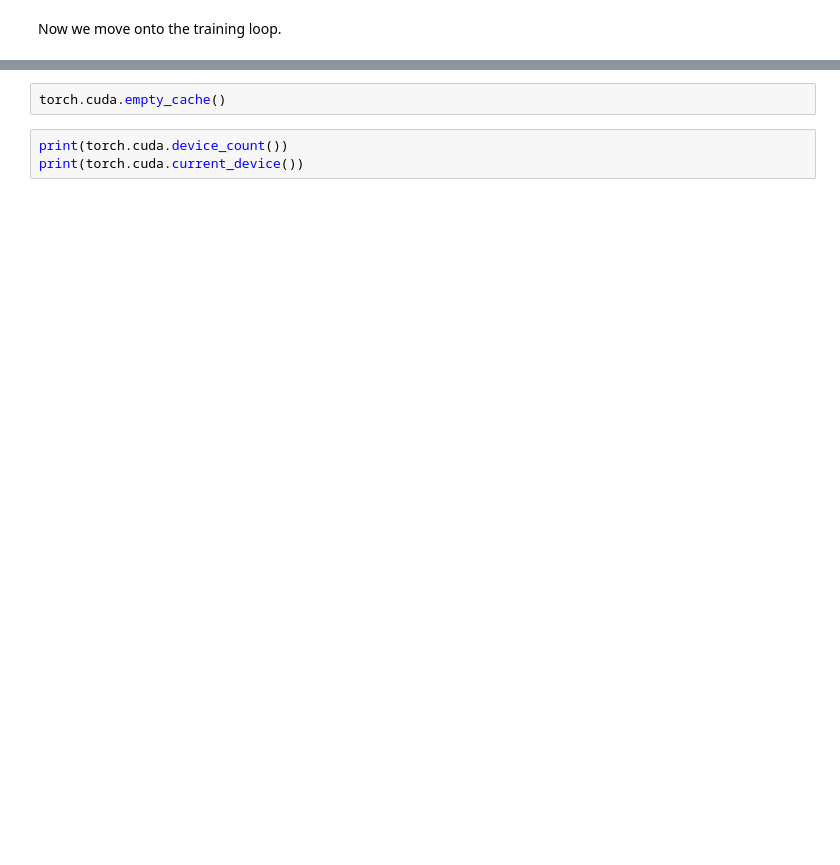
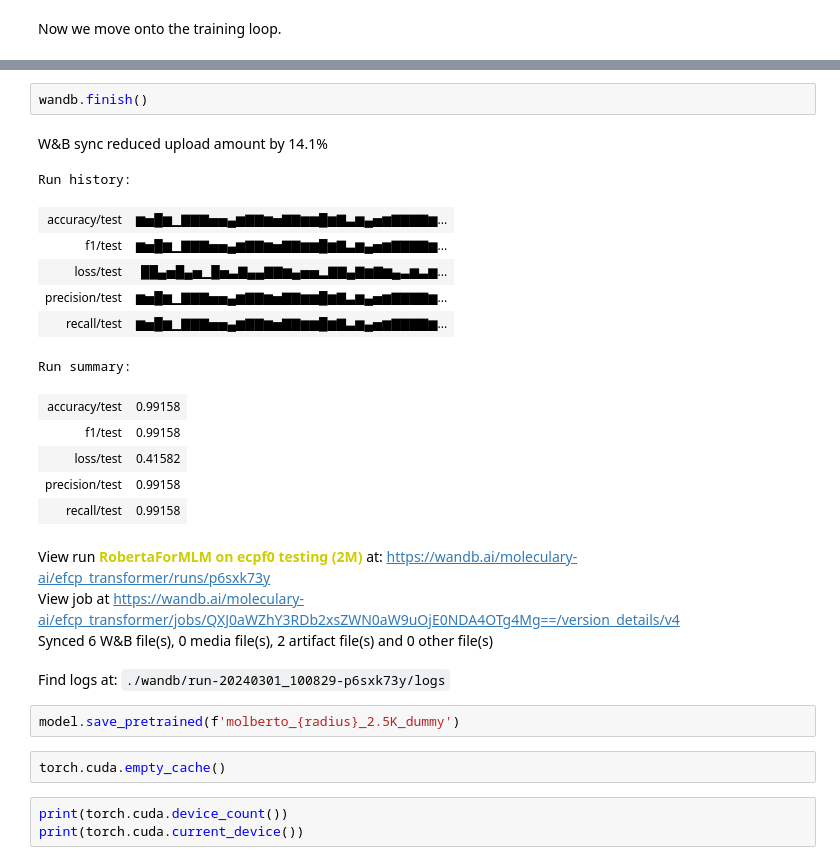
Before and after one commit to OrlovAlexey/Transformers-for-Molecules, a Jupyter notebook: 01_training.ipynb, the cells around one changed output, grey strips where cells are left out. Saved outputs shown, nothing was run; the diff lists cells and outputs as text; blank space fills up the shorter version.

```diff
--- a/01_training.ipynb
+++ b/01_training.ipynb
@@ -275,3 +356,25 @@ model.save_pretrained(model_name)
+# %%
+wandb.finish()
+# %% [output]
+W&B sync reduced upload amount by 14.1%
+Run history:
+| accuracy/test | ▆▅█▆▁▇▇▇▅▅▄▆▇▇▆▅▇▇▆▆█▆▇▃▆▄▅▆▇▇▇▇▆... |
+| f1/test | ▆▅█▆▁▇▇▇▅▅▄▆▇▇▆▅▇▇▆▆█▆▇▃▆▄▅▆▇▇▇▇▆... |
+| loss/test | ██▄▅█▄▅▁█▅▃▇▄▄▇▇▆▄▅▅▂▇▇▄▇▆▇▆▄▃▆▃▆... |
+| precision/test | ▆▅█▆▁▇▇▇▅▅▄▆▇▇▆▅▇▇▆▆█▆▇▃▆▄▅▆▇▇▇▇▆... |
+| recall/test | ▆▅█▆▁▇▇▇▅▅▄▆▇▇▆▅▇▇▆▆█▆▇▃▆▄▅▆▇▇▇▇▆... |
+Run summary:
+| accuracy/test | 0.99158 |
+| f1/test | 0.99158 |
+| loss/test | 0.41582 |
+| precision/test | 0.99158 |
+| recall/test | 0.99158 |
+View run RobertaForMLM on ecpf0 testing (2M) at: https://wandb.ai/moleculary-ai/efcp_transformer/runs/p6sxk73y
+View job at https://wandb.ai/moleculary-ai/efcp_transformer/jobs/QXJ0aWZhY3RDb2xsZWN0aW9uOjE0NDA4OTg4Mg==/version_details/v4
+Synced 6 W&B file(s), 0 media file(s), 2 artifact file(s) and 0 other file(s)
+Find logs at: ./wandb/run-20240301_100829-p6sxk73y/logs
+# %%
+model.save_pretrained(f'molberto_{radius}_2.5K_dummy')
 # %%
 torch.cuda.empty_cache()
 # %%
```
Also changed, not shown: parts of 34 cells of this notebook, 16 other files.
